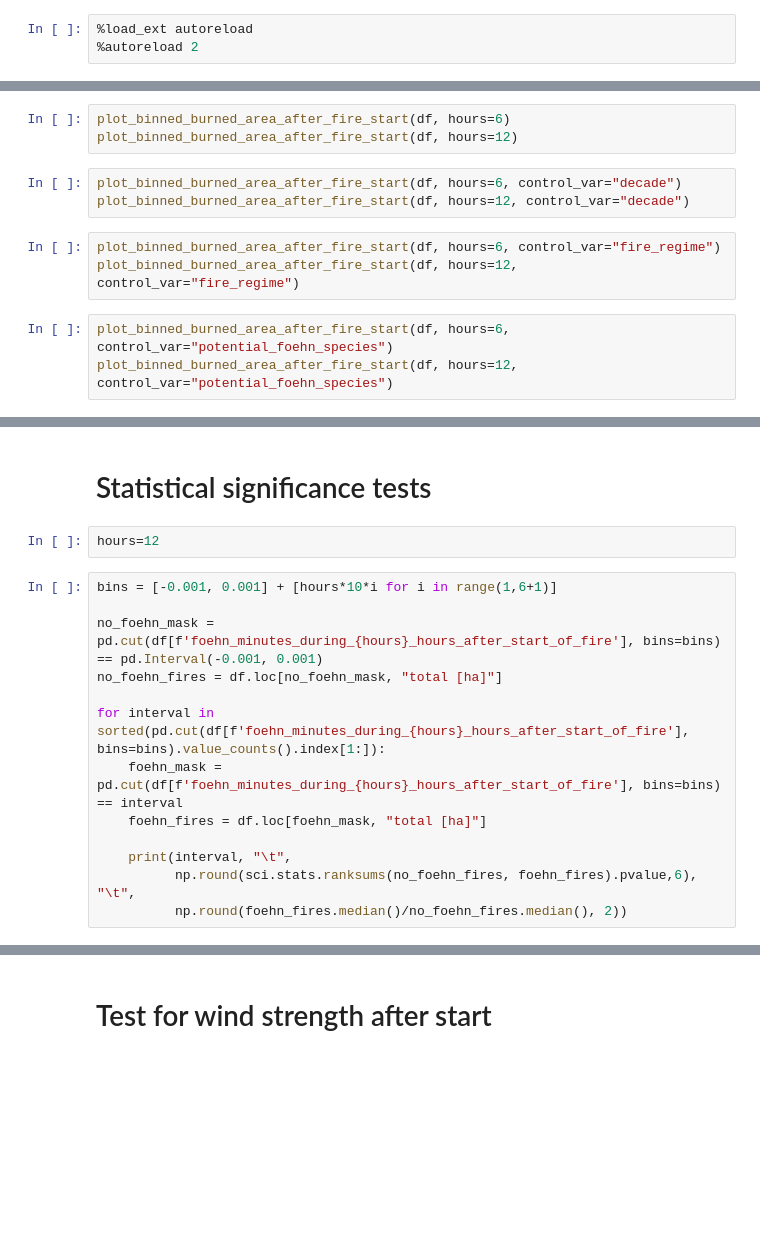
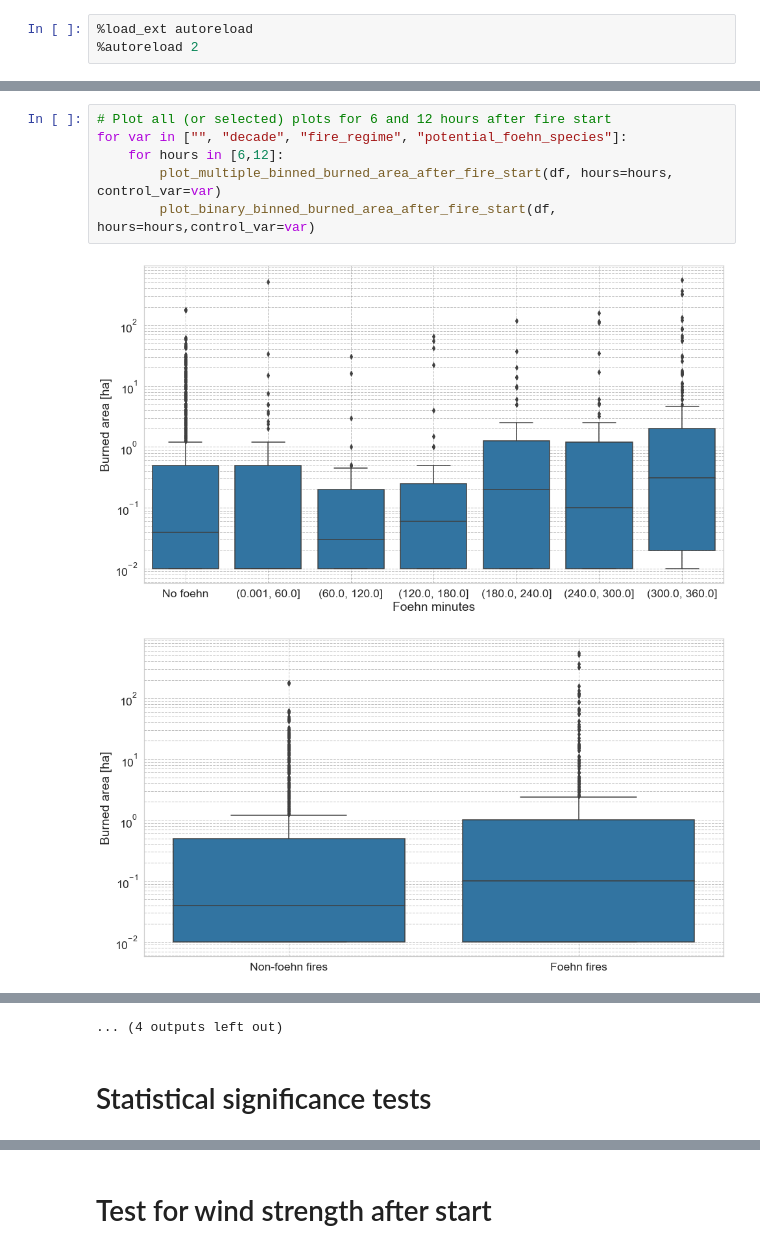
Before and after one commit to ch-mon/foehn-fire-impact, a Jupyter notebook: notebooks/data_exploration.ipynb, the cells around one changed output, grey strips where cells are left out. Cells and saved outputs as stored; diff of their text form; blank space fills up the shorter version.

```diff
--- a/notebooks/data_exploration.ipynb
+++ b/notebooks/data_exploration.ipynb
@@ -24,12 +29,9 @@ print(f"Foehn prevalent after start of fire (%): {foehn_prevalence_fire_start}")
-# %%
-plot_binned_burned_area_after_fire_start(df, hours=6)
-plot_binned_burned_area_after_fire_start(df, hours=12)
-# %%
-plot_binned_burned_area_after_fire_start(df, hours=6, control_var="decade")
-plot_binned_burned_area_after_fire_start(df, hours=12, control_var="decade")
-# %%
-plot_binned_burned_area_after_fire_start(df, hours=6, control_var="fire_regime")
-plot_binned_burned_area_after_fire_start(df, hours=12, control_var="fire_regime")
-# %%
-plot_binned_burned_area_after_fire_start(df, hours=6, control_var="potential_foehn_species")
-plot_binned_burned_area_after_fire_start(df, hours=12, control_var="potential_foehn_species")
+# %%
+# Plot all (or selected) plots for 6 and 12 hours after fire start
+for var in ["", "decade", "fire_regime", "potential_foehn_species"]:
+    for hours in [6,12]:
+        plot_multiple_binned_burned_area_after_fire_start(df, hours=hours, control_var=var)
+        plot_binary_binned_burned_area_after_fire_start(df, hours=hours,control_var=var)
+# %% [output]
+[figure, added]
+[figure, added]
@@ -36,17 +48,3 @@ plot_binned_burned_area_after_fire_start(df, hours=12, control_var="potential_fo
+... (4 outputs left out)
 # %% [markdown]
 # Statistical significance tests
-# %%
-hours=12
-# %%
-bins = [-0.001, 0.001] + [hours*10*i for i in range(1,6+1)]
-
-no_foehn_mask = pd.cut(df[f'foehn_minutes_during_{hours}_hours_after_start_of_fire'], bins=bins) == pd.Interval(-0.001, 0.001)
-no_foehn_fires = df.loc[no_foehn_mask, "total [ha]"]
-
-for interval in sorted(pd.cut(df[f'foehn_minutes_during_{hours}_hours_after_start_of_fire'], bins=bins).value_counts().index[1:]):
-    foehn_mask = pd.cut(df[f'foehn_minutes_during_{hours}_hours_after_start_of_fire'], bins=bins) == interval
-    foehn_fires = df.loc[foehn_mask, "total [ha]"]
-
-    print(interval, "\t",
-          np.round(sci.stats.ranksums(no_foehn_fires, foehn_fires).pvalue,6), "\t",
-          np.round(foehn_fires.median()/no_foehn_fires.median(), 2))
```
Also changed, not shown: parts of 14 cells of this notebook, 1 other file.
